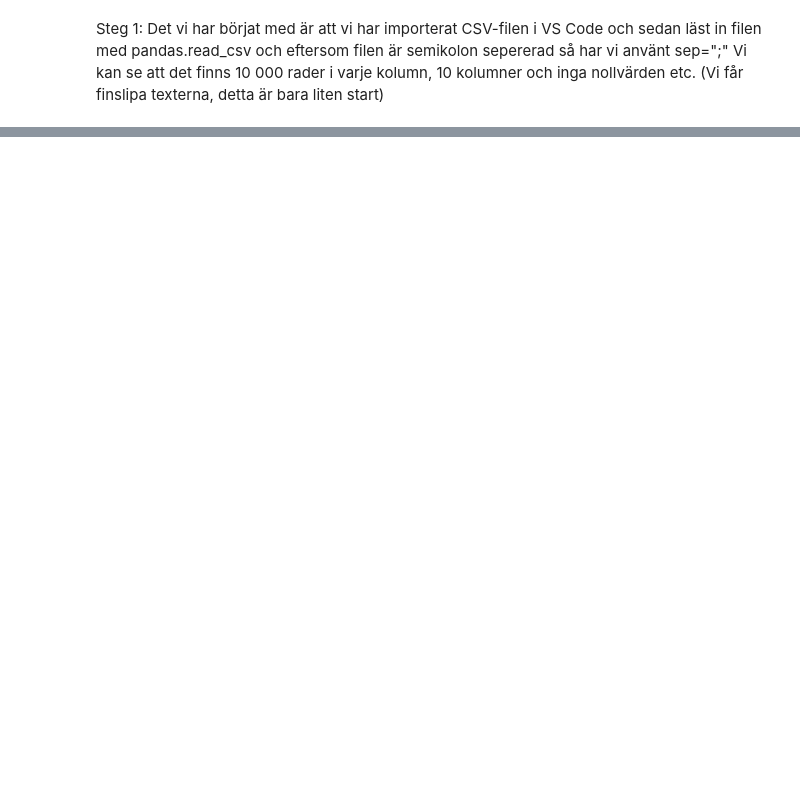
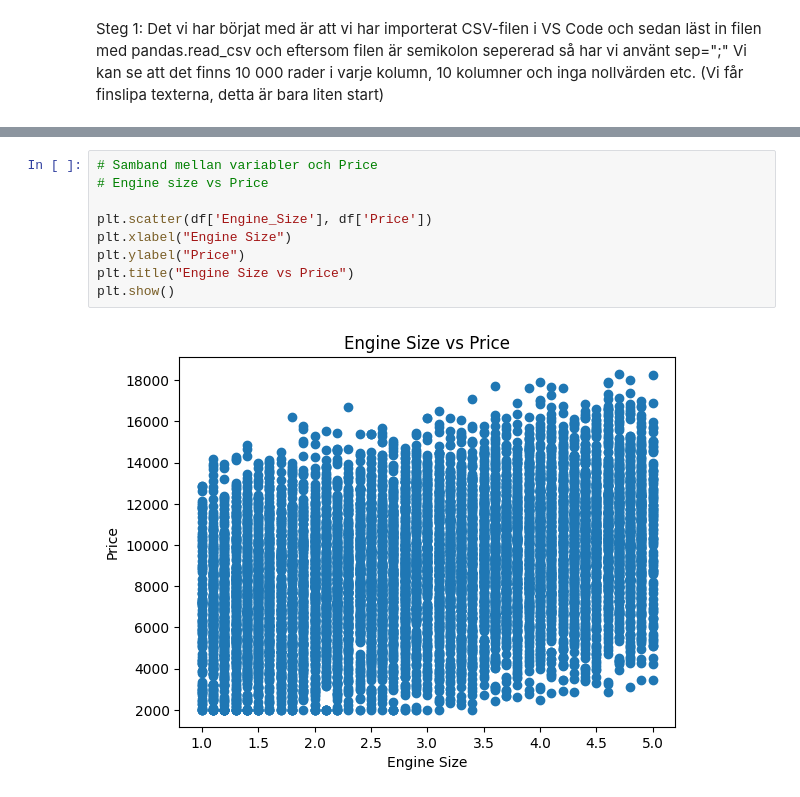
Before and after one commit to Pixelatrix/MachineLearning, a Jupyter notebook: Lillia/Lillia.ipynb, the cells around one changed output, grey strips where cells are left out. Cells and saved outputs as stored; diff of their text form; blank space fills up the shorter version.

```diff
--- a/Lillia/Lillia.ipynb
+++ b/Lillia/Lillia.ipynb
@@ -27,0 +114,11 @@ None
+# %%
+# Samband mellan variabler och Price
+# Engine size vs Price
+
+plt.scatter(df['Engine_Size'], df['Price'])
+plt.xlabel("Engine Size")
+plt.ylabel("Price")
+plt.title("Engine Size vs Price")
+plt.show()
+# %% [output]
+[figure, added]
```
Also changed, not shown: parts of 15 cells of this notebook.
